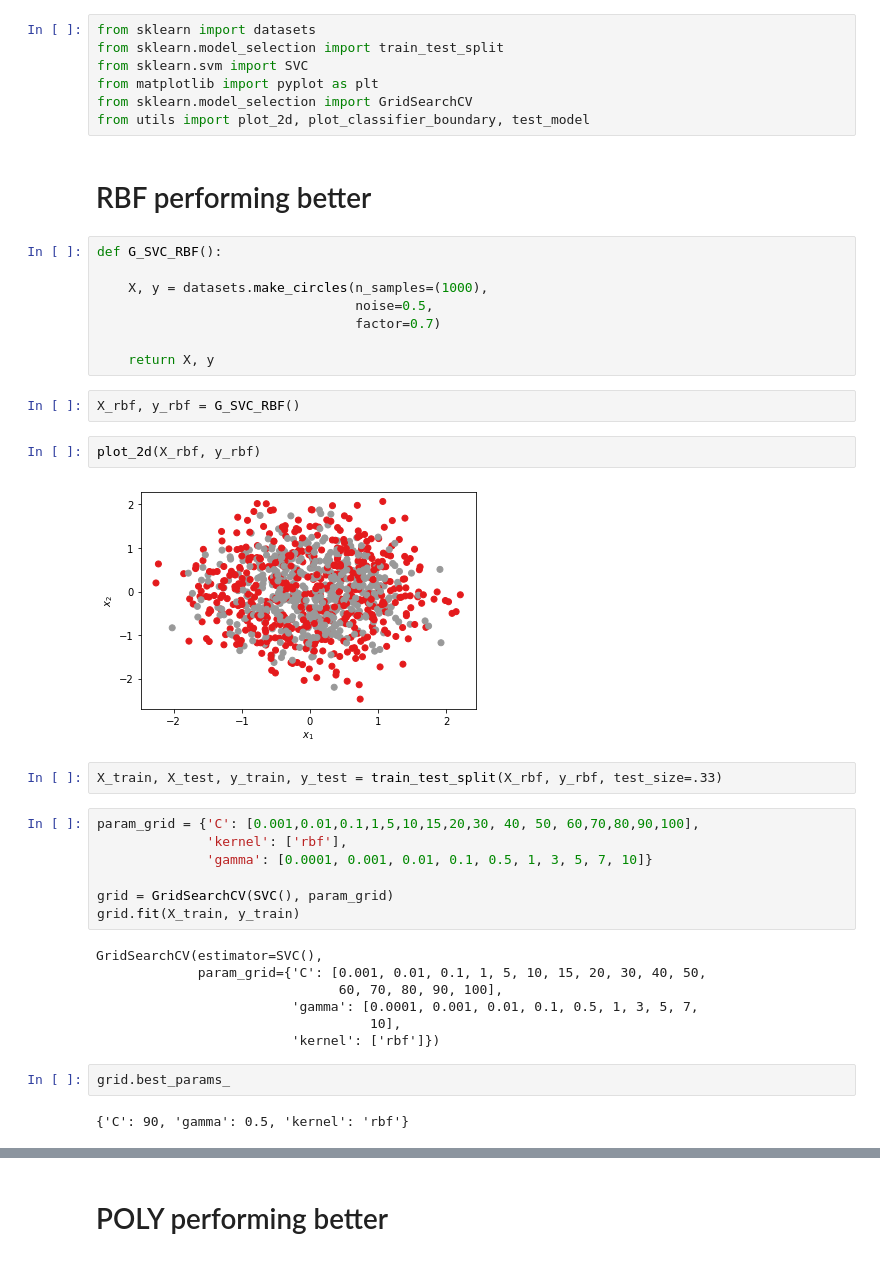
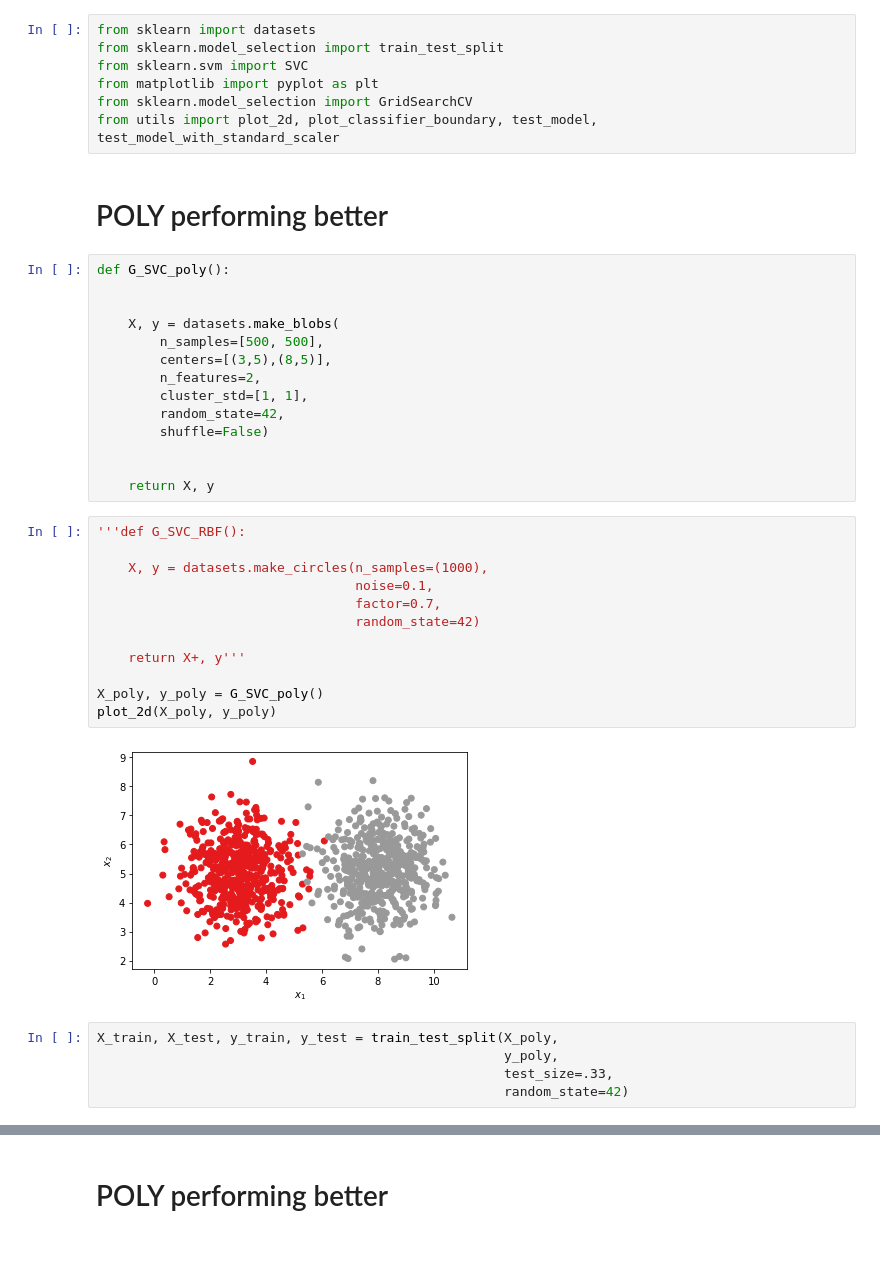
Before and after one commit to MBorgesT/ML_Assignment, a Jupyter notebook: RBF_vs_POLYNOMIAL.ipynb, the cells around one changed output, grey strips where cells are left out. Cells and saved outputs as stored; diff of their text form.

```diff
--- a/RBF_vs_POLYNOMIAL.ipynb
+++ b/RBF_vs_POLYNOMIAL.ipynb
@@ -4,40 +4,39 @@ from sklearn.model_selection import train_test_split
 from sklearn.svm import SVC
 from matplotlib import pyplot as plt
 from sklearn.model_selection import GridSearchCV
-from utils import plot_2d, plot_classifier_boundary, test_model
+from utils import plot_2d, plot_classifier_boundary, test_model, test_model_with_standard_scaler
 # %% [markdown]
-# RBF performing better
+# POLY performing better
+# %%
+def G_SVC_poly():
+
+
+    X, y = datasets.make_blobs(
+        n_samples=[500, 500],
+        centers=[(3,5),(8,5)],
+        n_features=2,
+        cluster_std=[1, 1],
+        random_state=42,
+        shuffle=False)
+
+
+    return X, y
 # %%
-def G_SVC_RBF():
+'''def G_SVC_RBF():
 
     X, y = datasets.make_circles(n_samples=(1000),
-                                 noise=0.5,
-                                 factor=0.7)
+                                 noise=0.1,
+                                 factor=0.7,
+                                 random_state=42)
 
-    return X, y
+    return X+, y'''
+
+X_poly, y_poly = G_SVC_poly()
+plot_2d(X_poly, y_poly)
+# %% [output]
+[figure, added]
-# %%
-X_rbf, y_rbf = G_SVC_RBF()
-# %%
-plot_2d(X_rbf, y_rbf)
-# %% [output]
-[figure, removed]
-# %%
-X_train, X_test, y_train, y_test = train_test_split(X_rbf, y_rbf, test_size=.33)
-# %%
-param_grid = {'C': [0.001,0.01,0.1,1,5,10,15,20,30, 40, 50, 60,70,80,90,100],
-              'kernel': ['rbf'],
-              'gamma': [0.0001, 0.001, 0.01, 0.1, 0.5, 1, 3, 5, 7, 10]}
-
-grid = GridSearchCV(SVC(), param_grid)
-grid.fit(X_train, y_train)
-# %% [output]
-GridSearchCV(estimator=SVC(),
-             param_grid={'C': [0.001, 0.01, 0.1, 1, 5, 10, 15, 20, 30, 40, 50,
-                               60, 70, 80, 90, 100],
-                         'gamma': [0.0001, 0.001, 0.01, 0.1, 0.5, 1, 3, 5, 7,
-                                   10],
-                         'kernel': ['rbf']})
-# %%
-grid.best_params_
-# %% [output]
-{'C': 90, 'gamma': 0.5, 'kernel': 'rbf'}
+# %%
+X_train, X_test, y_train, y_test = train_test_split(X_poly,
+                                                    y_poly,
+                                                    test_size=.33,
+                                                    random_state=42)
```
Also changed, not shown: parts of 20 cells of this notebook, 2 other files.
